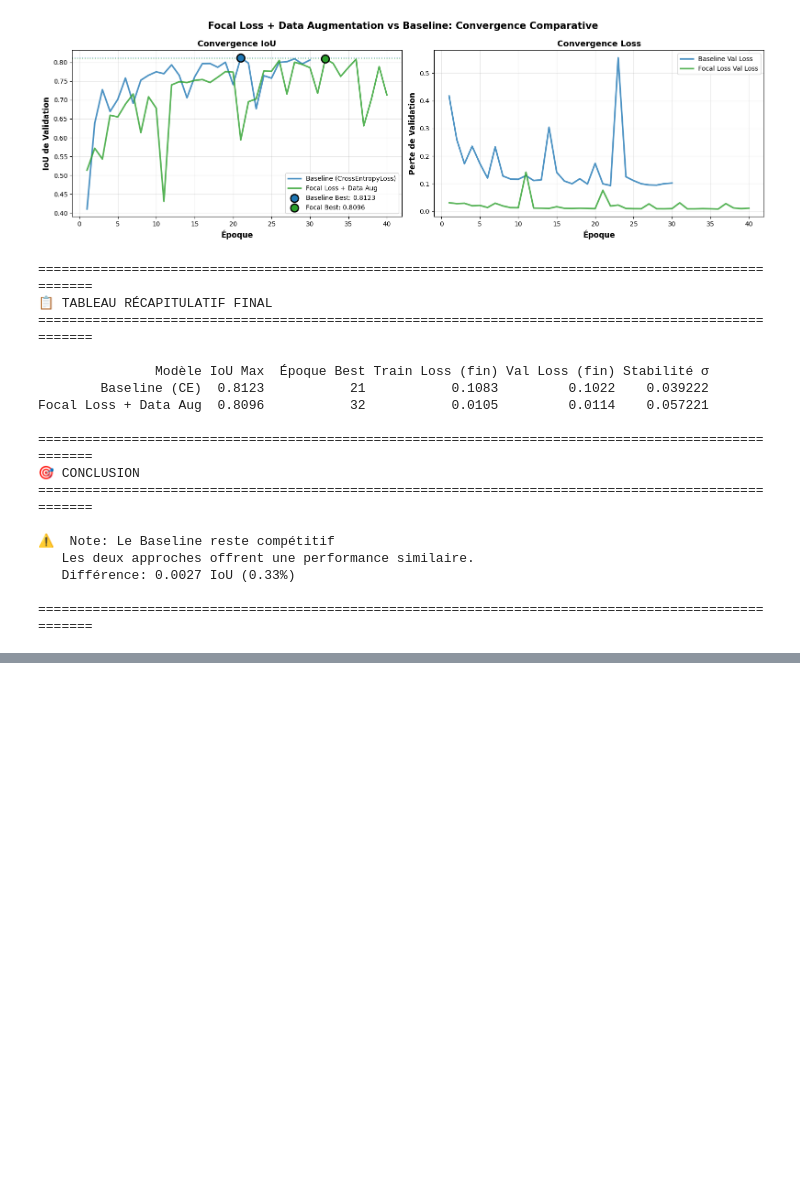
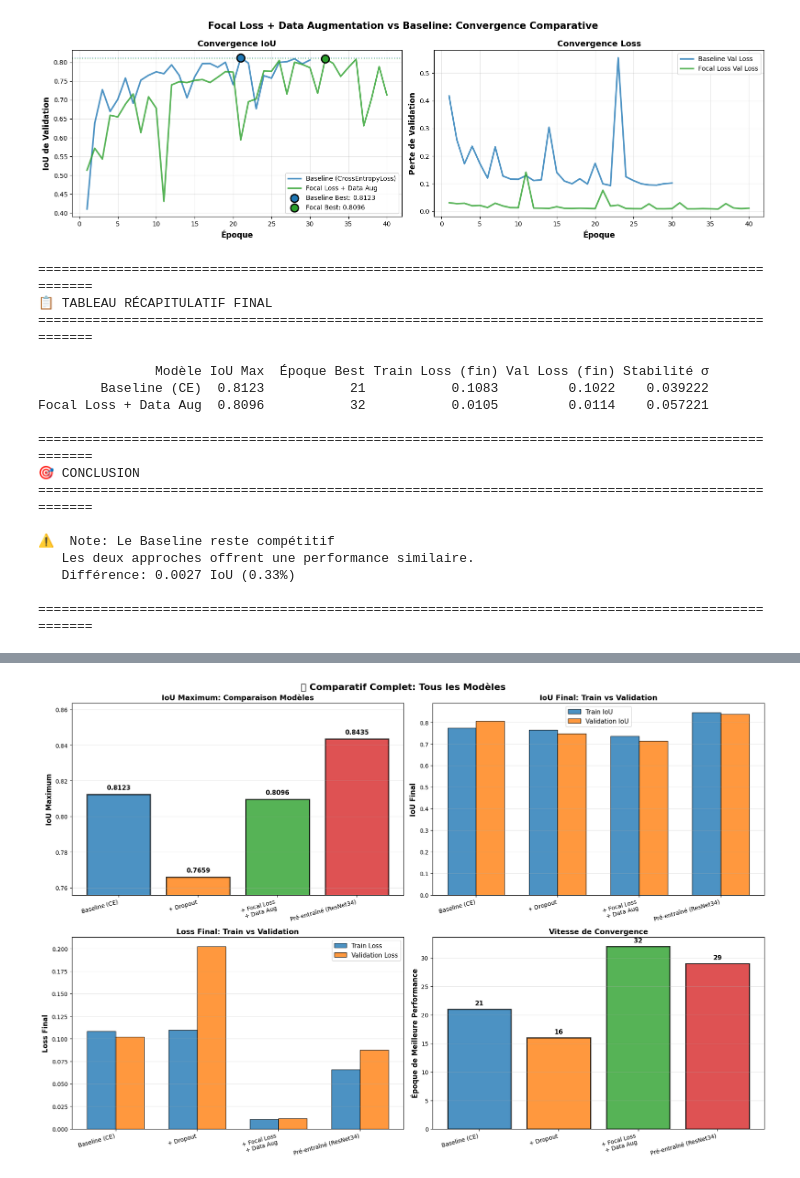
Before and after one commit to victorcamps70/deep-datachallenge, a Jupyter notebook: presentation.ipynb, the cells around one changed output, grey strips where cells are left out. Drawn from its saved outputs; the diff is of its cells as text; code cells hidden in the pictures; blank space fills up the shorter version.

```diff
--- a/presentation.ipynb
+++ b/presentation.ipynb
@@ -1723,0 +1995,90 @@ Focal Loss + Data Aug  0.8096           32           0.0105         0.0114    0.
+# %%
+# Visualisation: Comparaison graphique de tous les modèles
+fig, axes = plt.subplots(2, 2, figsize=(18, 12))
+fig.suptitle('🏆 Comparatif Complet: Tous les Modèles', fontsize=16, fontweight='bold')
+
+# Extraire les données pour les graphiques
+models = []
+best_ious = []
+colors_list = []
+color_map = {'Baseline': '#1f77b4', 'Régularisation': '#ff7f0e', 'Focal Loss': '#2ca02c', 'Transfer Learning': '#d62728'}
+
+for row in comparison_data:
+    models.append(row['Modèle'].replace('UNet ', '').replace(' + ', '\n+ '))
+    best_ious.append(float(row['IoU Max']))
+    colors_list.append(color_map.get(row['Type'], '#555555'))
+
+# Plot 1: Comparaison IoU Max
+ax1 = axes[0, 0]
+bars = ax1.bar(range(len(models)), best_ious, color=colors_list, alpha=0.8, edgecolor='black', linewidth=2)
+ax1.set_ylabel('IoU Maximum', fontsize=12, fontweight='bold')
+ax1.set_title('IoU Maximum: Comparaison Modèles', fontweight='bold', fontsize=13)
+ax1.set_xticks(range(len(models)))
+ax1.set_xticklabels(models, fontsize=10, rotation=15, ha='right')
+ax1.set_ylim([min(best_ious) - 0.01, max(best_ious) + 0.02])
+
+# Ajouter les valeurs sur les barres
+for i, (bar, val) in enumerate(zip(bars, best_ious)):
+    height = bar.get_height()
+    ax1.text(bar.get_x() + bar.get_width()/2., height + 0.002,
+            f'{val:.4f}', ha='center', va='bottom', fontsize=11, fontweight='bold')
+
+ax1.grid(axis='y', alpha=0.3)
+
+# Plot 2: Comparaison Train vs Val IoU (final)
+ax2 = axes[0, 1]
+train_ious = [float(row['Train IoU']) for row in comparison_data]
+val_ious = [float(row['Val IoU']) for row in comparison_data]
+
+x = np.arange(len(models))
+width = 0.35
+
+bars1 = ax2.bar(x - width/2, train_ious, width, label='Train IoU', alpha=0.8, edgecolor='black', linewidth=1)
+bars2 = ax2.bar(x + width/2, val_ious, width, label='Validation IoU', alpha=0.8, edgecolor='black', linewidth=1)
+
+ax2.set_ylabel('IoU Final', fontsize=12, fontweight='bold')
+ax2.set_title('IoU Final: Train vs Validation', fontweight='bold', fontsize=13)
+ax2.set_xticks(x)
+ax2.set_xticklabels(models, fontsize=10, rotation=15, ha='right')
+ax2.legend(fontsize=11)
+ax2.grid(axis='y', alpha=0.3)
+
+# Plot 3: Comparaison Loss Final
+ax3 = axes[1, 0]
+train_losses = [float(row['Train Loss']) for row in comparison_data]
+val_losses = [float(row['Val Loss']) for row in comparison_data]
+
+bars1 = ax3.bar(x - width/2, train_losses, width, label='Train Loss', alpha=0.8, edgecolor='black', linewidth=1)
+bars2 = ax3.bar(x + width/2, val_losses, width, label='Validation Loss', alpha=0.8, edgecolor='black', linewidth=1)
+
+ax3.set_ylabel('Loss Final', fontsize=12, fontweight='bold')
+ax3.set_title('Loss Final: Train vs Validation', fontweight='bold', fontsize=13)
+ax3.set_xticks(x)
+ax3.set_xticklabels(models, fontsize=10, rotation=15, ha='right')
+ax3.legend(fontsize=11)
+ax3.grid(axis='y', alpha=0.3)
+
+# Plot 4: Époque de convergence
+ax4 = axes[1, 1]
+epochs_converged = [row['Époque'] for row in comparison_data]
+
+bars = ax4.bar(range(len(models)), epochs_converged, color=colors_list, alpha=0.8, edgecolor='black', linewidth=2)
+ax4.set_ylabel('Époque de Meilleure Performance', fontsize=12, fontweight='bold')
+ax4.set_title('Vitesse de Convergence', fontweight='bold', fontsize=13)
+ax4.set_xticks(range(len(models)))
+ax4.set_xticklabels(models, fontsize=10, rotation=15, ha='right')
+
+# Ajouter les valeurs sur les barres
+for i, (bar, val) in enumerate(zip(bars, epochs_converged)):
+    height = bar.get_height()
+    ax4.text(bar.get_x() + bar.get_width()/2., height + 0.5,
+            f'{val}', ha='center', va='bottom', fontsize=11, fontweight='bold')
+
+ax4.grid(axis='y', alpha=0.3)
+
+plt.tight_layout()
+plt.show()
+
+print("\n" + "="*120)
+# %% [output]
+[figure, added]
```
Also changed, not shown: parts of 7 cells of this notebook, 16 other files.
